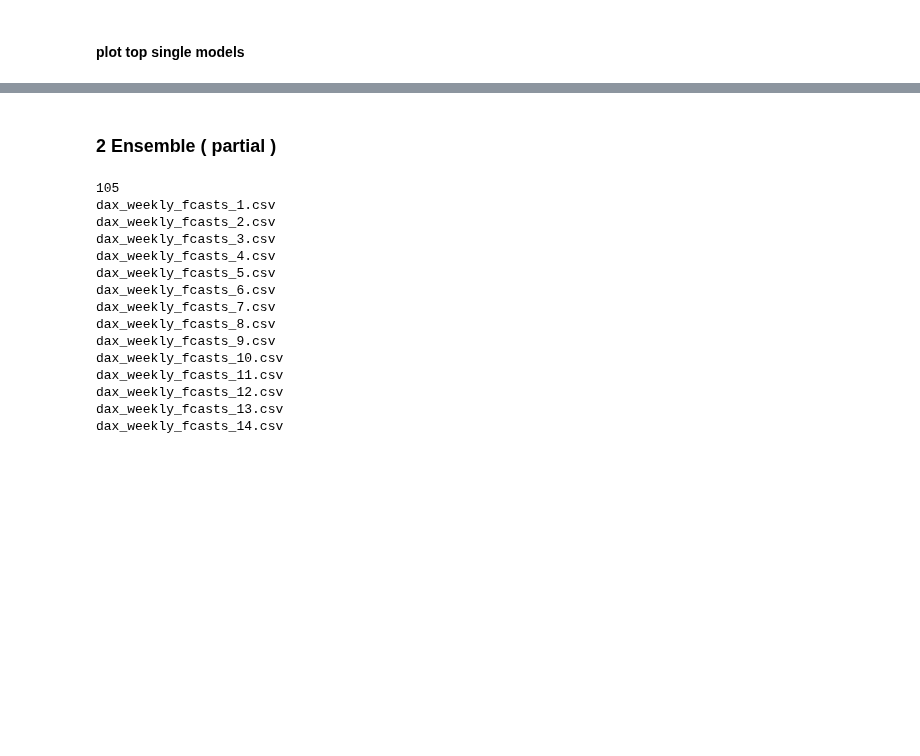
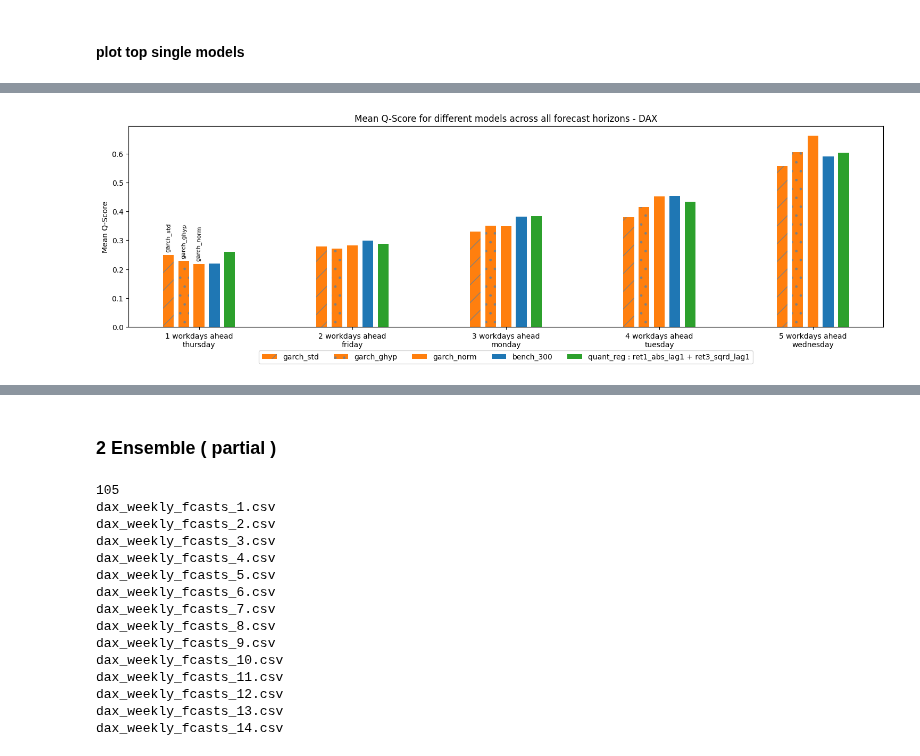
Before and after one commit to hikotei/2023_11-PTSFC, a Jupyter notebook: energy/2024_03_30 !!! plot n eval DAX ens.ipynb, the cells around one changed output, grey strips where cells are left out. Drawn from its saved outputs; the diff is of its cells as text; code cells hidden in the pictures; blank space fills up the shorter version.

```diff
--- a/energy/2024_03_30 !!! plot n eval DAX ens.ipynb
+++ b/energy/2024_03_30 !!! plot n eval DAX ens.ipynb
@@ -192,0 +287,53 @@ plt.show()
+# %%
+plt.figure(figsize=(15, 5))
+
+fcast_hor = [1,2,3,4,5]
+
+# mark fcast dates
+start_date = pd.Timestamp('2023-11-15')
+end_date = pd.Timestamp('2024-02-14')
+fcast_dates_cet = pd.date_range(start=start_date, end=end_date, freq='W-WED').tolist()
+
+# Define color list = default blue, orange, green
+colorlist = {'bench' : 'tab:blue',
+             'garch' : 'tab:orange',
+             'quant' : 'tab:green'}
+
+hatchstyle = {'garch_std' : '/',
+              'garch_ghyp' : '.',
+              'garch_norm' : None}
+
+for i, model in enumerate(model_list):
+
+    model_df = model_avg_scores_entire_period_dict[model].mean(axis=1)
+    model_type = model.split('_')[0]
+    color = colorlist[model_type]
+    if 'garch' in model:
+        plt.bar(np.arange(len(fcast_hor)) + i*0.1 + 0.3, model_df, width=0.07, label=model, color=color,
+                hatch = hatchstyle[model], edgecolor='grey', lw=0, alpha=1)
+    else :
+        plt.bar(np.arange(len(fcast_hor)) + i*0.1 + 0.3, model_df, width=0.07, label=model, color=color)
+
+    # Add model names above bars
+    for j, score in enumerate(model_df):
+        if j > 0 : break
+        if i < 3 : plt.text(j + i * 0.1 + 0.3, score + 0.01, model, ha='center', va='bottom', fontsize=8, rotation=88)
+
+# custom xlabels
+xlabels = [f'{hor} workdays ahead' for hor in fcast_hor]
+labels_add = ['thursday', 'friday', 'monday',
+              'tuesday', 'wednesday']
+
+# add labels_add behind xlabels and put \n in between
+xlabels = [f'{x}\n{labels_add[i]}' for i, x in enumerate(xlabels)]
+plt.xticks(ticks=np.arange(len(fcast_hor))+0.5, labels=xlabels)
+
+plt.ylabel('Mean Q-Score')
+plt.legend(bbox_to_anchor=(0.5, -0.2), loc='lower center', ncol=5)
+plt.title('Mean Q-Score for different models across all forecast horizons - DAX')
+plt.tight_layout()
+
+plt.savefig('plots/dax_1ens_fcast_hor_bar_plot.pdf', dpi=300, bbox_inches='tight')
+plt.show()
+# %% [output]
+[figure, added]
```
Also changed, not shown: parts of 8 cells of this notebook, 11 other files.
